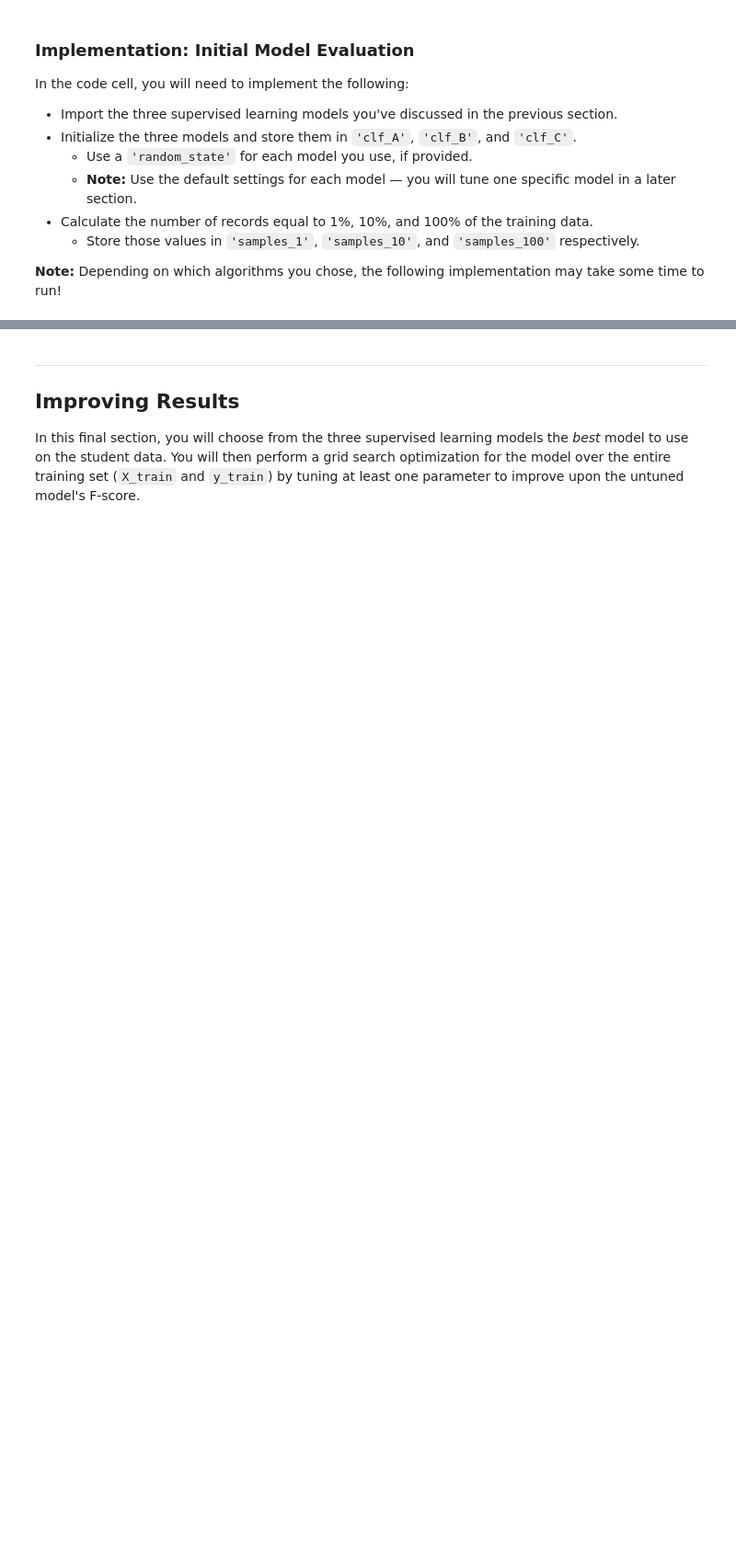
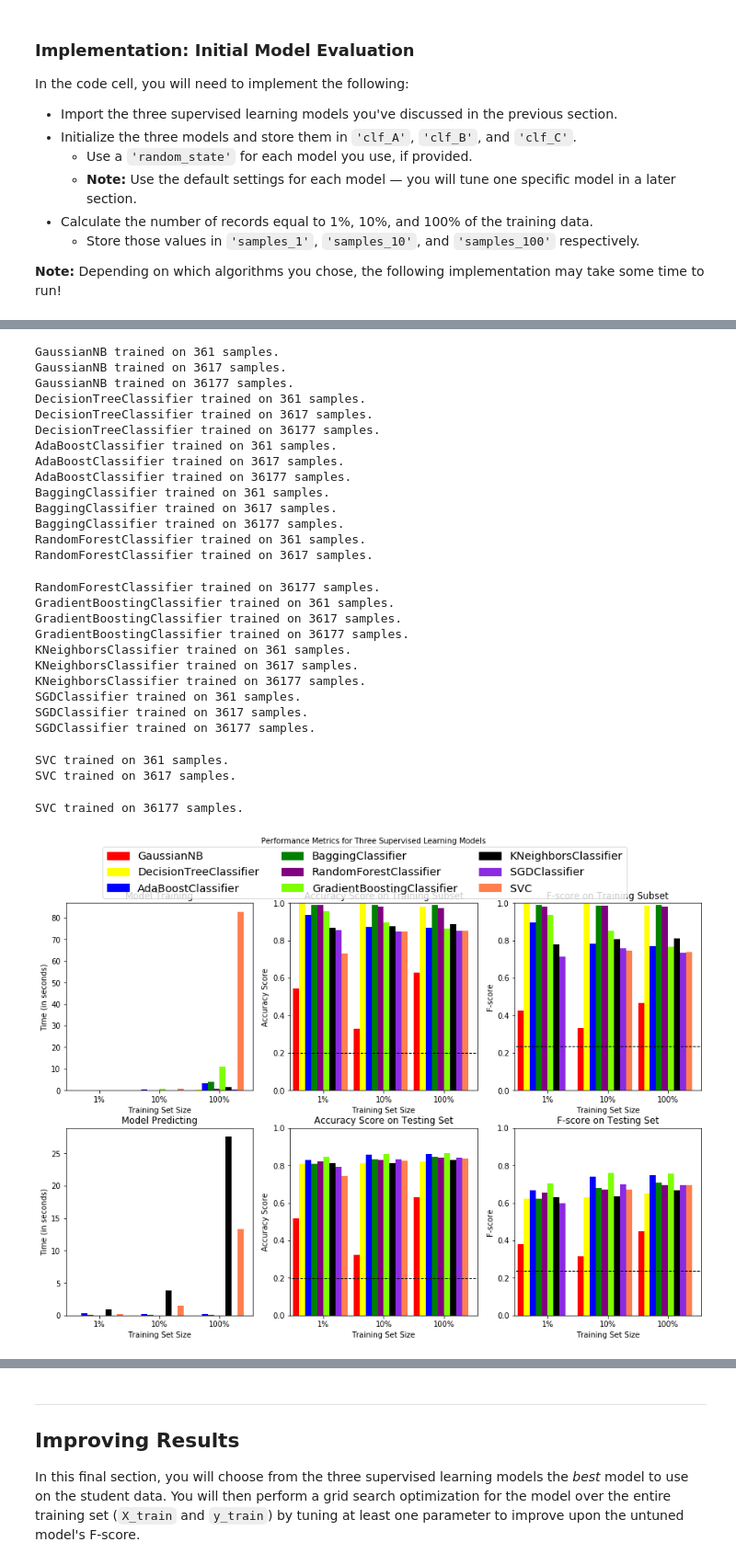
Before and after one commit to volodymyrkhrystynych/UdacityMLE, a Jupyter notebook: projects/p1_charityml/finding_donors.ipynb, the cells around one changed output, grey strips where cells are left out. Shown at 92% size. Drawn from its saved outputs; the diff is of its cells as text; code cells hidden in the pictures; blank space fills up the shorter version.

```diff
--- a/projects/p1_charityml/finding_donors.ipynb
+++ b/projects/p1_charityml/finding_donors.ipynb
@@ -450,7 +450,7 @@ def train_predict(learner, sample_size, X_train, y_train, X_test, y_test):
 
     # TODO: Fit the learner to the training data using slicing with 'sample_size' using .fit(training_features[:], training_labels[:])
     start = time() # Get start time
-    learner = learner.fit(X_train, y_train)
+    learner = learner.fit(X_train[:sample_size], y_train[:sample_size])
     end = time() # Get end time
 
     # TODO: Calculate the training time
@@ -473,10 +473,10 @@ def train_predict(learner, sample_size, X_train, y_train, X_test, y_test):
     results['acc_test'] = accuracy_score(y_test, predictions_test)
 
     # TODO: Compute F-score on the the first 300 training samples using fbeta_score()
-    results['f_train'] = fbeta_score(y_train[:300], predictions_train, 1)
+    results['f_train'] = fbeta_score(y_train[:300], predictions_train, 0.5)
 
     # TODO: Compute F-score on the test set which is y_test
-    results['f_test'] = fbeta_score(y_test, predictions_test, 1)
+    results['f_test'] = fbeta_score(y_test, predictions_test, 0.5)
 
     # Success
     print("{} trained on {} samples.".format(learner.__class__.__name__, sample_size))
@@ -497 +516,35 @@ In the code cell, you will need to implement the following:
+# %%
+def CheckAll():
+    clf_dict = {
+        "GaussianNB" : GaussianNB(),
+        "DecisionTreeClassifier" : DecisionTreeClassifier(),
+        "AdaBoostClassifier" : AdaBoostClassifier(),
+        "BaggingClassifier" : BaggingClassifier(),
+        "RandomForestClassifier" : RandomForestClassifier(),
+        "GradientBoostingClassifier" : GradientBoostingClassifier(),
+        "KNeighbors" : KNeighborsClassifier(),
+        "SGDClassifier" : SGDClassifier(),
+        "SVC" : SVC()
+    }
+
+
+    # TODO: Calculate the number of samples for 1%, 10%, and 100% of the training data
+    samples_100 = len(y_train)
+    samples_10 = len(y_train)//10
+    samples_1 = len(y_train)//100
+
+    # Collect results on the learners
+    results = {}
+
+    for clf_key in clf_dict:
+        clf = clf_dict[clf_key]
+        clf_name = clf.__class__.__name__
+        results[clf_name] = {}
+        for i, samples in enumerate([samples_1, samples_10, samples_100]):
+            results[clf_name][i] = \
+            train_predict(clf, samples, X_train, y_train, X_test, y_test)
+
+    # Run metrics visualization for the three supervised learning models chosen
+    evaluate(results, 0.1)
+    return results
 # %%
@@ -523,0 +663,31 @@ vs.evaluate(results, accuracy, fscore)
+# %%
+CheckAllClassifiers = CheckAll()
+# %% [output]
+GaussianNB trained on 361 samples.
+GaussianNB trained on 3617 samples.
+GaussianNB trained on 36177 samples.
+DecisionTreeClassifier trained on 361 samples.
+DecisionTreeClassifier trained on 3617 samples.
+DecisionTreeClassifier trained on 36177 samples.
+AdaBoostClassifier trained on 361 samples.
+AdaBoostClassifier trained on 3617 samples.
+AdaBoostClassifier trained on 36177 samples.
+BaggingClassifier trained on 361 samples.
+BaggingClassifier trained on 3617 samples.
+BaggingClassifier trained on 36177 samples.
+RandomForestClassifier trained on 361 samples.
+RandomForestClassifier trained on 3617 samples.
+RandomForestClassifier trained on 36177 samples.
+GradientBoostingClassifier trained on 361 samples.
+GradientBoostingClassifier trained on 3617 samples.
+GradientBoostingClassifier trained on 36177 samples.
+KNeighborsClassifier trained on 361 samples.
+KNeighborsClassifier trained on 3617 samples.
+KNeighborsClassifier trained on 36177 samples.
+SGDClassifier trained on 361 samples.
+SGDClassifier trained on 3617 samples.
+SGDClassifier trained on 36177 samples.
+SVC trained on 361 samples.
+SVC trained on 3617 samples.
+SVC trained on 36177 samples.
+[figure, added]
```
Also changed, not shown: parts of 8 cells of this notebook.
